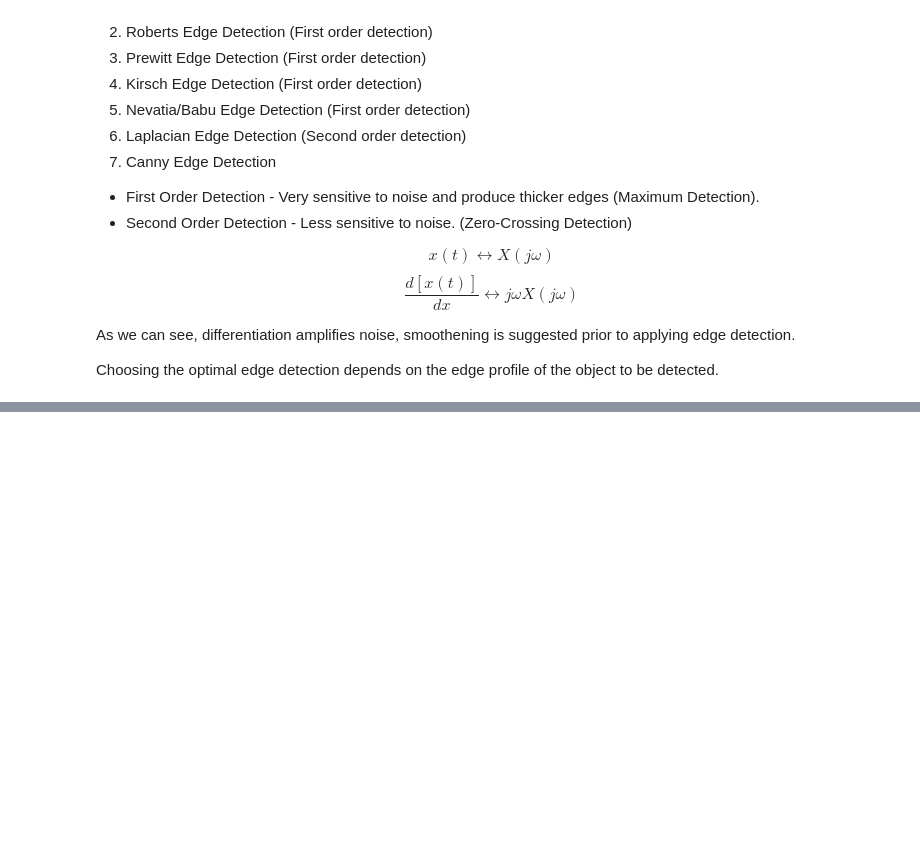
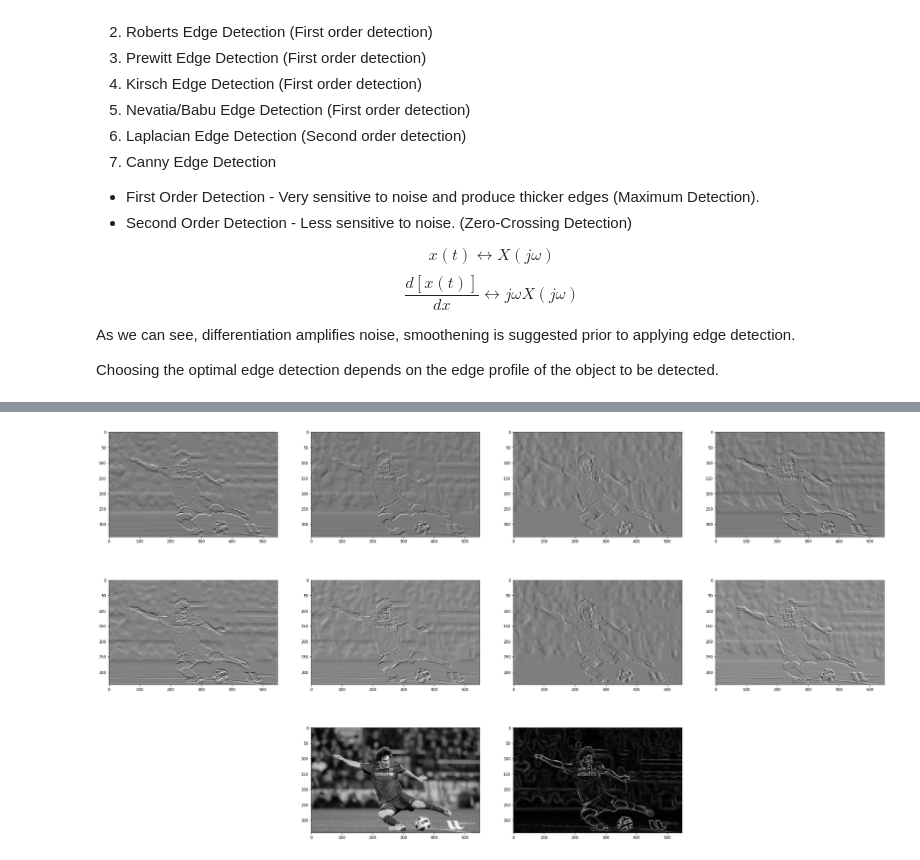
Before and after one commit to mananpal1997/Practical-OpenCV-Guide, a Jupyter notebook: Introduction To Computer Vision/EdgeDetection.ipynb, the cells around one changed output, grey strips where cells are left out. Cells and saved outputs as stored; diff of their text form; code cells hidden in the pictures; blank space fills up the shorter version.

```diff
--- a/Introduction To Computer Vision/EdgeDetection.ipynb
+++ b/Introduction To Computer Vision/EdgeDetection.ipynb
@@ -61,0 +118,72 @@ plt.show()
+# %%
+def rotate_45(array):
+    result = np.zeros_like(array)
+    for i in range(3):
+        for j in range(3):
+            if i == 0 and j == 0:   result[i+1][j] = array[i][j]
+            elif i == 2 and j == 0: result[i][j+1] = array[i][j]
+            elif i == 2 and j == 2: result[i-1][j] = array[i][j]
+            elif i == 0 and j == 2: result[i][j-1] = array[i][j]
+            elif i == 0:            result[i][j-1] = array[i][j]
+            elif j == 0:            result[i+1][j] = array[i][j]
+            elif i == 2:            result[i][j+1] = array[i][j]
+            elif j == 2:            result[i-1][j] = array[i][j]
+    return result
+
+kernel_n = np.array([[5, 5, 5], [-3, 0, -3], [-3, -3, -3]])
+kernel_nw = rotate_45(kernel_n)
+kernel_w = rotate_45(kernel_nw)
+kernel_sw = rotate_45(kernel_w)
+kernel_s = rotate_45(kernel_sw)
+kernel_se = rotate_45(kernel_s)
+kernel_e = rotate_45(kernel_se)
+kernel_ne = rotate_45(kernel_e)
+
+d1 = ndimage.convolve(img, kernel_n)
+d2 = ndimage.convolve(img, kernel_nw)
+d3 = ndimage.convolve(img, kernel_w)
+d4 = ndimage.convolve(img, kernel_sw)
+d5 = ndimage.convolve(img, kernel_s)
+d6 = ndimage.convolve(img, kernel_se)
+d7 = ndimage.convolve(img, kernel_e)
+d8 = ndimage.convolve(img, kernel_ne)
+
+krisch = np.sqrt(np.square(d1) + np.square(d2) + np.square(d3) + np.square(d4) +
+                 np.square(d5) + np.square(d6) + np.square(d7) + np.square(d8))
+
+fig = plt.figure()
+fig.set_size_inches(36, 20)
+
+fig.add_subplot(3, 4, 1)
+plt.imshow(d1, cmap='gray')
+
+fig.add_subplot(3, 4, 2)
+plt.imshow(d2, cmap='gray')
+
+fig.add_subplot(3, 4, 3)
+plt.imshow(d3, cmap='gray')
+
+fig.add_subplot(3, 4, 4)
+plt.imshow(d4, cmap='gray')
+
+fig.add_subplot(3, 4, 5)
+plt.imshow(d5, cmap='gray')
+
+fig.add_subplot(3, 4, 6)
+plt.imshow(d6, cmap='gray')
+
+fig.add_subplot(3, 4, 7)
+plt.imshow(d7, cmap='gray')
+
+fig.add_subplot(3, 4, 8)
+plt.imshow(d8, cmap='gray')
+
+fig.add_subplot(3, 4, 10)
+plt.imshow(img, cmap='gray')
+
+fig.add_subplot(3, 4, 11)
+plt.imshow(krisch, cmap='gray')
+
+plt.show()
+# %% [output]
+[figure, added]
```
Also changed, not shown: parts of 8 cells of this notebook, 1 other file.
